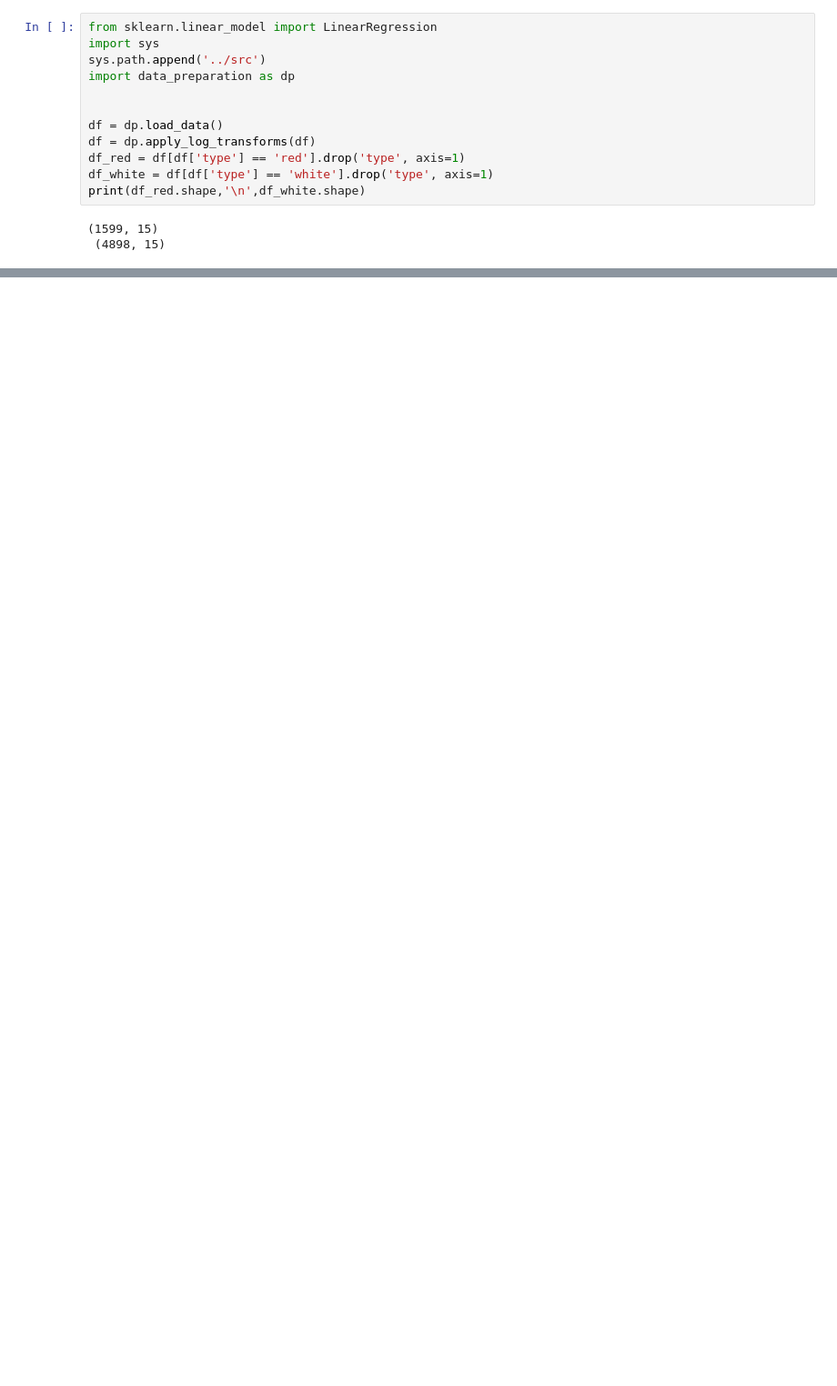
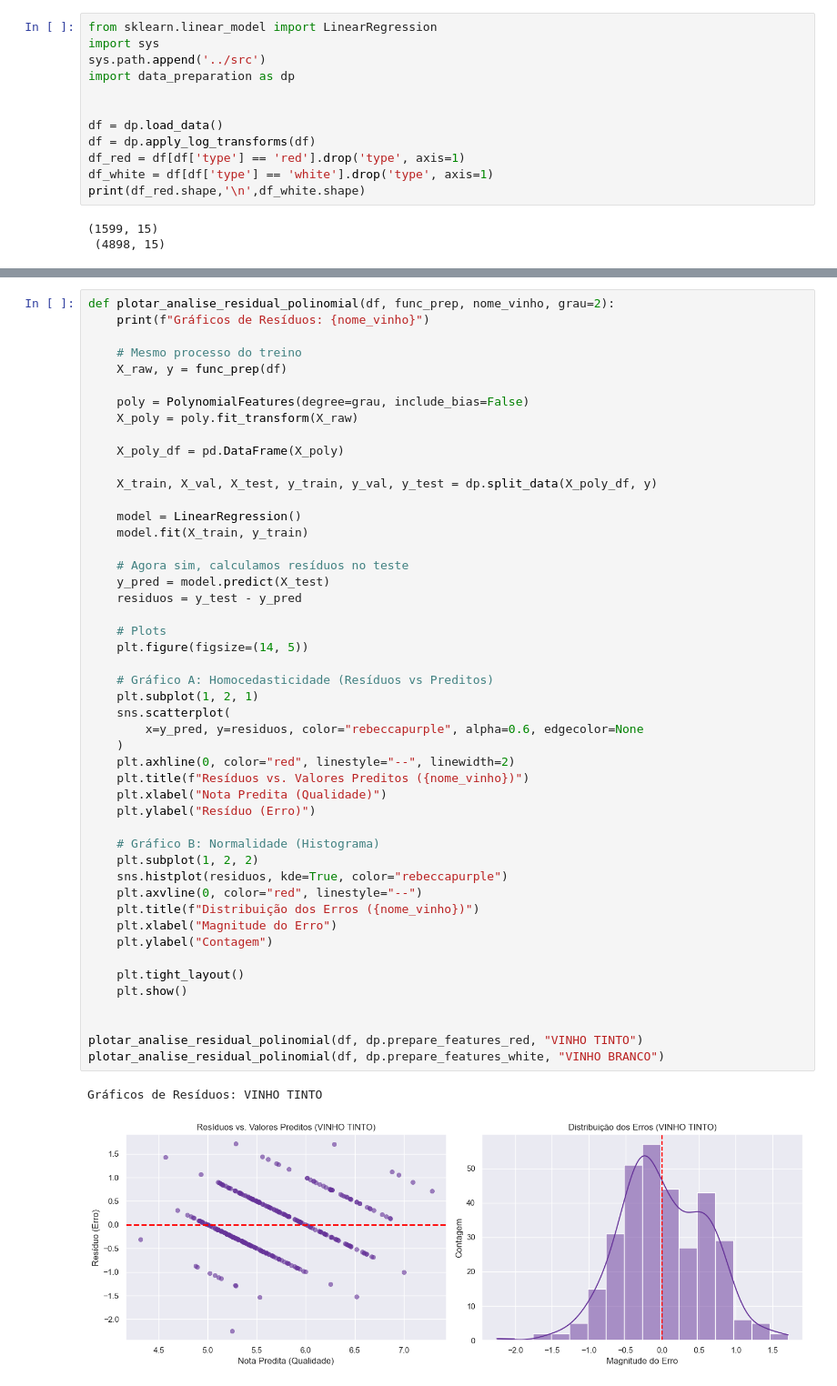
Before and after one commit to viabdon/wine-quality-statistical-analysis, a Jupyter notebook: notebooks/projeto.ipynb, the cells around one changed output, grey strips where cells are left out. Shown at 91% size. Drawn from its saved outputs; the diff is of its cells as text; blank space fills up the shorter version.

```diff
--- a/notebooks/projeto.ipynb
+++ b/notebooks/projeto.ipynb
@@ -445,0 +735,51 @@ regressao_simples(df_white, 'alcohol', 'quality')
+# %%
+def plotar_analise_residual_polinomial(df, func_prep, nome_vinho, grau=2):
+    print(f"Gráficos de Resíduos: {nome_vinho}")
+
+    # Mesmo processo do treino
+    X_raw, y = func_prep(df)
+
+    poly = PolynomialFeatures(degree=grau, include_bias=False)
+    X_poly = poly.fit_transform(X_raw)
+
+    X_poly_df = pd.DataFrame(X_poly)
+
+    X_train, X_val, X_test, y_train, y_val, y_test = dp.split_data(X_poly_df, y)
+
+    model = LinearRegression()
+    model.fit(X_train, y_train)
+
+    # Agora sim, calculamos resíduos no teste
+    y_pred = model.predict(X_test)
+    residuos = y_test - y_pred
+
+    # Plots
+    plt.figure(figsize=(14, 5))
+
+    # Gráfico A: Homocedasticidade (Resíduos vs Preditos)
+    plt.subplot(1, 2, 1)
+    sns.scatterplot(
+        x=y_pred, y=residuos, color="rebeccapurple", alpha=0.6, edgecolor=None
+    )
+    plt.axhline(0, color="red", linestyle="--", linewidth=2)
+    plt.title(f"Resíduos vs. Valores Preditos ({nome_vinho})")
+    plt.xlabel("Nota Predita (Qualidade)")
+    plt.ylabel("Resíduo (Erro)")
+
+    # Gráfico B: Normalidade (Histograma)
+    plt.subplot(1, 2, 2)
+    sns.histplot(residuos, kde=True, color="rebeccapurple")
+    plt.axvline(0, color="red", linestyle="--")
+    plt.title(f"Distribuição dos Erros ({nome_vinho})")
+    plt.xlabel("Magnitude do Erro")
+    plt.ylabel("Contagem")
+
+    plt.tight_layout()
+    plt.show()
+
+
+plotar_analise_residual_polinomial(df, dp.prepare_features_red, "VINHO TINTO")
+plotar_analise_residual_polinomial(df, dp.prepare_features_white, "VINHO BRANCO")
+# %% [output]
+Gráficos de Resíduos: VINHO TINTO
+[figure, added]
```
Also changed, not shown: parts of 12 cells of this notebook, 1 other file.
